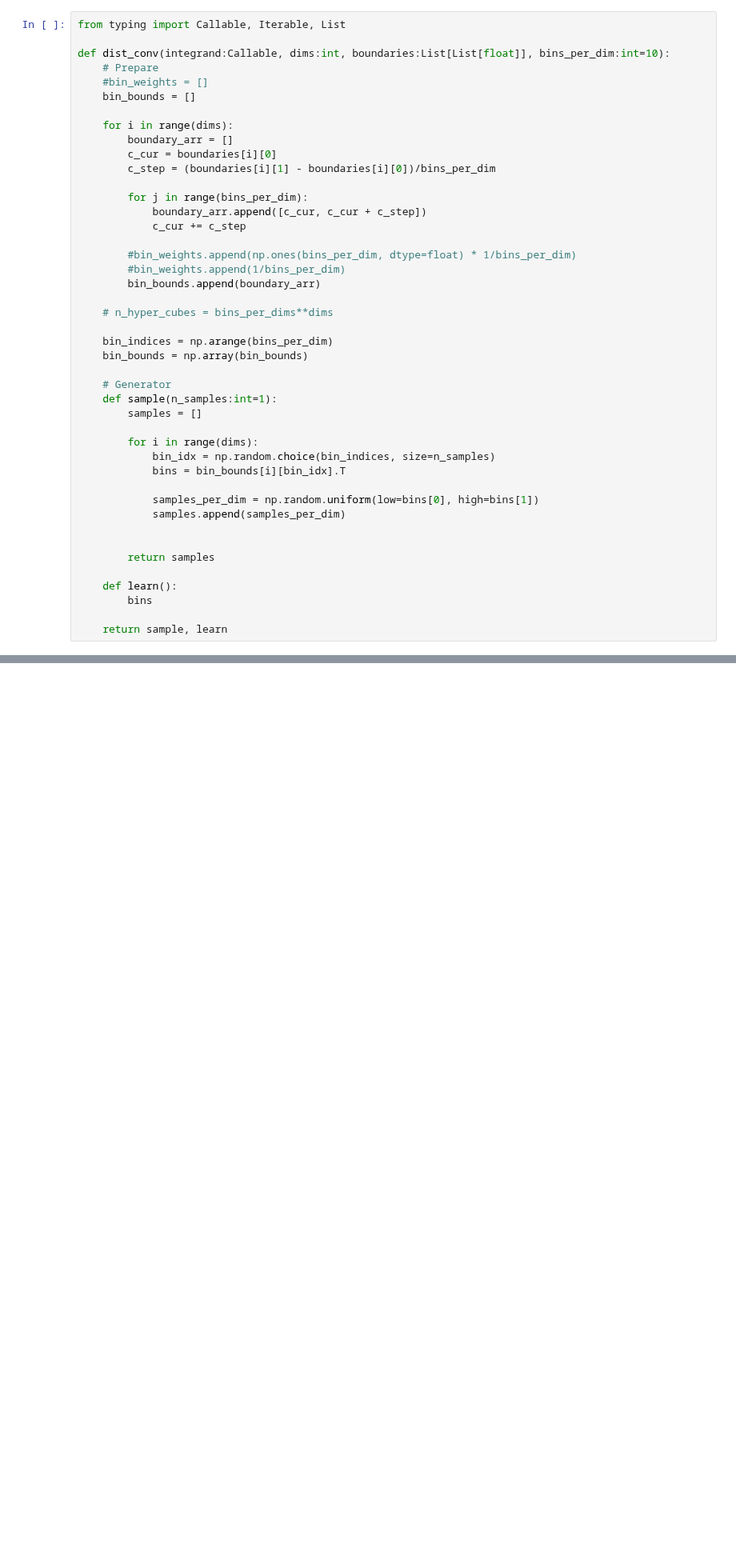
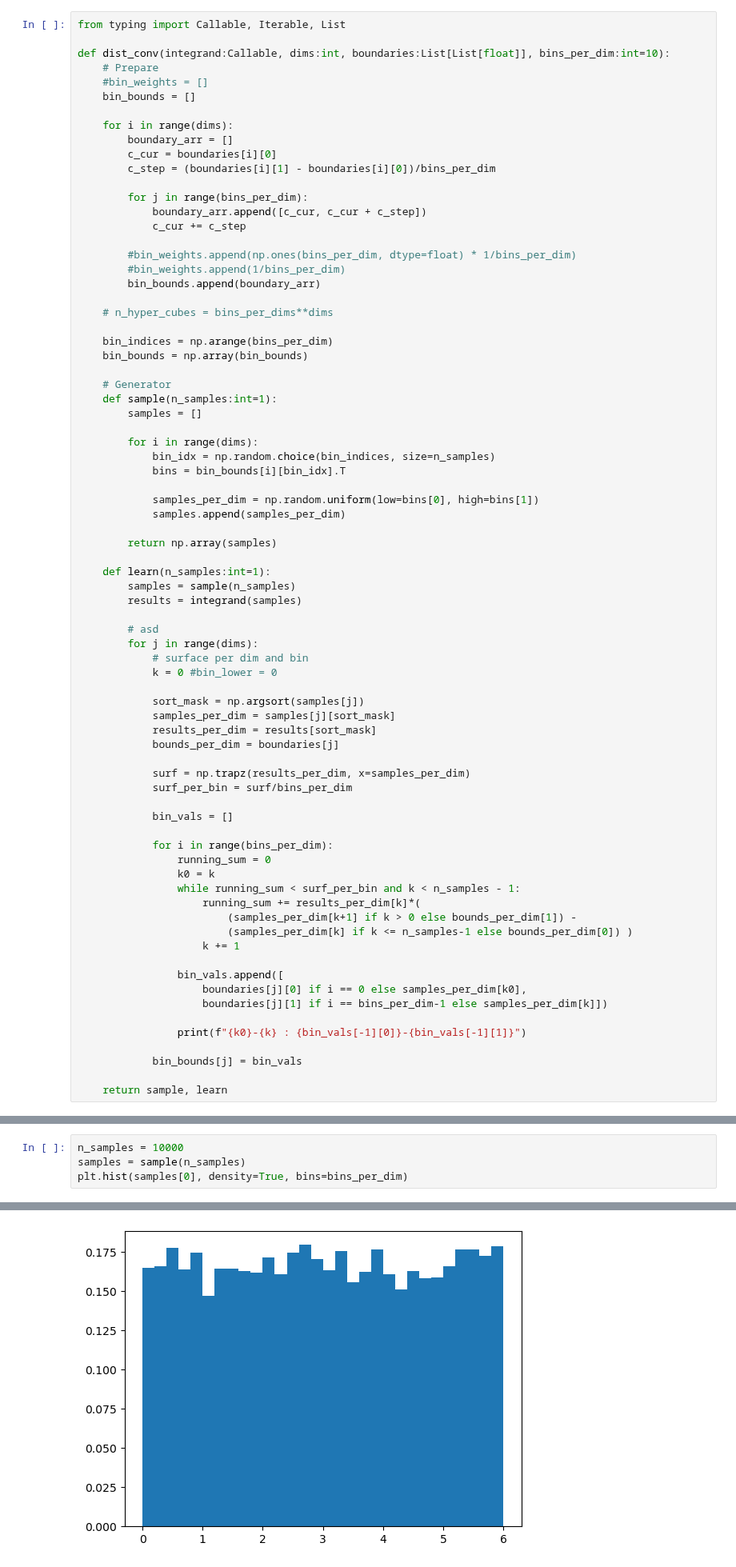
Before and after one commit to nVentis/MEM_HEP, a Jupyter notebook: notebooks/mem_nis.ipynb, the cells around one changed output, grey strips where cells are left out. Shown at 80% size. Cells and saved outputs as stored; diff of their text form; blank space fills up the shorter version.

```diff
--- a/notebooks/mem_nis.ipynb
+++ b/notebooks/mem_nis.ipynb
@@ -57,11 +58,43 @@ def dist_conv(integrand:Callable, dims:int, boundaries:List[List[float]], bins_p
             samples_per_dim = np.random.uniform(low=bins[0], high=bins[1])
             samples.append(samples_per_dim)
 
+        return np.array(samples)
 
-        return samples
+    def learn(n_samples:int=1):
+        samples = sample(n_samples)
+        results = integrand(samples)
 
-    def learn():
-        bins
+        # asd
+        for j in range(dims):
+            # surface per dim and bin
+            k = 0 #bin_lower = 0
+
+            sort_mask = np.argsort(samples[j])
+            samples_per_dim = samples[j][sort_mask]
+            results_per_dim = results[sort_mask]
+            bounds_per_dim = boundaries[j]
+
+            surf = np.trapz(results_per_dim, x=samples_per_dim)
+            surf_per_bin = surf/bins_per_dim
+
+            bin_vals = []
+
+            for i in range(bins_per_dim):
+                running_sum = 0
+                k0 = k
+                while running_sum < surf_per_bin and k < n_samples - 1:
+                    running_sum += results_per_dim[k]*(
+                        (samples_per_dim[k+1] if k > 0 else bounds_per_dim[1]) -
+                        (samples_per_dim[k] if k <= n_samples-1 else bounds_per_dim[0]) )
+                    k += 1
+
+                bin_vals.append([
+                    boundaries[j][0] if i == 0 else samples_per_dim[k0],
+                    boundaries[j][1] if i == bins_per_dim-1 else samples_per_dim[k]])
+
+                print(f"{k0}-{k} : {bin_vals[-1][0]}-{bin_vals[-1][1]}")
+
+            bin_bounds[j] = bin_vals
 
     return sample, learn
 # %%
@@ -72,0 +105,5 @@ vals = a(1000000)
+# %%
+n_samples = 10000
+samples = sample(n_samples)
+plt.hist(samples[0], density=True, bins=bins_per_dim)
+# %% [output]
@@ -72,0 +125 @@ vals = a(1000000)
+[figure, added]
```
Also changed, not shown: parts of 12 cells of this notebook.
